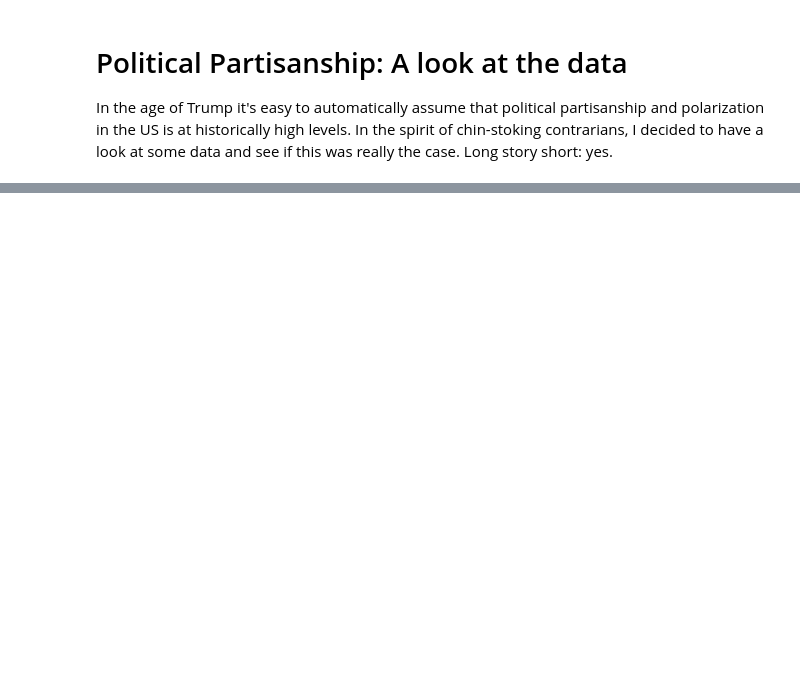
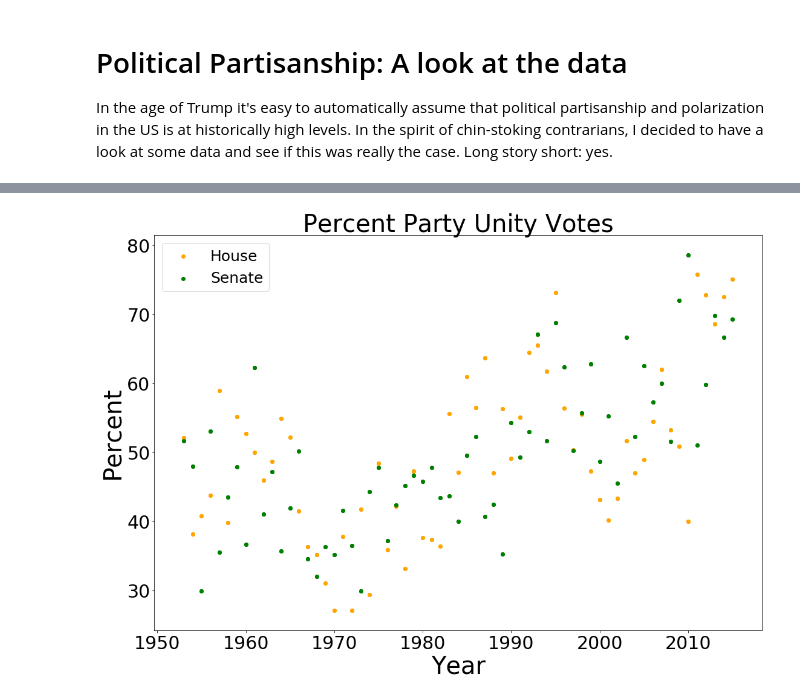
Before and after one commit to akhiljalan/politics-nerdfest, a Jupyter notebook: Partisanship_Final.ipynb, the cells around one changed output, grey strips where cells are left out. Saved outputs shown, nothing was run; the diff lists cells and outputs as text; code cells hidden in the pictures; blank space fills up the shorter version.

```diff
--- a/Partisanship_Final.ipynb
+++ b/Partisanship_Final.ipynb
@@ -6,0 +9,35 @@ In the age of Trump it's easy to automatically assume that political partisanshi
+# %%
+import pandas as pd
+import numpy as np
+import matplotlib.pyplot as plt
+import scipy.stats as stat
+
+'''Reading the data. These include the percentage of roll-call votes in which a majority of voting Dems opposed
+a majority of voting Republicans'''
+party_vote_unity_df = pd.read_csv('data/party_vote_unity.csv', index_col=0)
+house_party_vote_unity = party_vote_unity_df.loc[party_vote_unity_df['Chamber'] == 'House']
+senate_party_vote_unity = party_vote_unity_df.loc[party_vote_unity_df['Chamber'] == 'Senate']
+
+
+'''Setting up the plot'''
+fig = plt.figure(figsize=[18, 12])
+ax = plt.subplot()
+label_count = 0
+for year in party_vote_unity_df.index.values:
+    if (label_count == 0):
+        ax.scatter(year, house_party_vote_unity.loc[year]['PctPartyUnityVotes'], color='orange', label='House')
+        ax.scatter(year, senate_party_vote_unity.loc[year]['PctPartyUnityVotes'], color='green', label='Senate')
+        label_count = 1
+    else:
+        ax.scatter(year, house_party_vote_unity.loc[year]['PctPartyUnityVotes'], color='orange')
+        ax.scatter(year, senate_party_vote_unity.loc[year]['PctPartyUnityVotes'], color='green')
+
+ax.set_title('Percent Party Unity Votes', fontsize=40)
+ax.set_xlabel('Year', fontsize=40)
+ax.set_ylabel('Percent', fontsize=40)
+ax.legend(fontsize=25)
+ax.tick_params(labelsize=30)
+plt.savefig('images/party_unity')
+plt.show()
+# %% [output]
+[figure, added]
```
Also changed, not shown: parts of 9 cells of this notebook, 2 other files.
